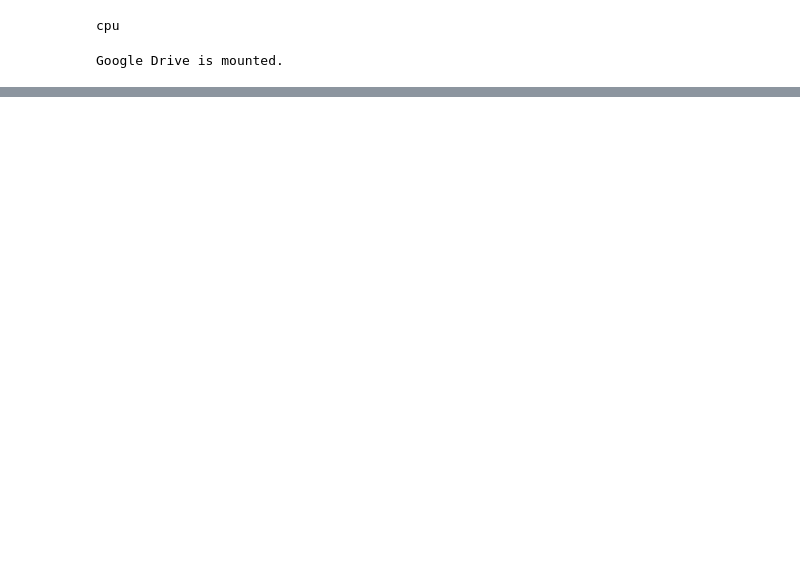
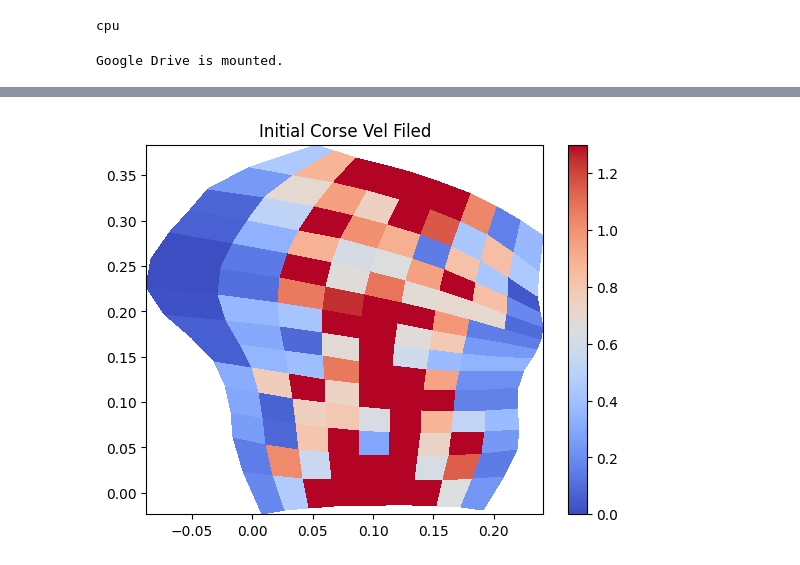
Before and after one commit to jaredlan1/getting_started_with_ML, a Jupyter notebook: HW8.ipynb, the cells around one changed output, grey strips where cells are left out. Cells and saved outputs as stored; diff of their text form; code cells hidden in the pictures; blank space fills up the shorter version.

```diff
--- a/HW8.ipynb
+++ b/HW8.ipynb
@@ -50,0 +49,9 @@ FileNotFoundError: [Errno 2] No such file or directory: '/content/drive/MyDrive/
+# %%
+plt.figure()
+plt.pcolormesh(lfx, lfy, np.sqrt(lfu**2 + lfv**2),
+               cmap=cm.coolwarm, vmin=0, vmax=1.3)
+plt.colorbar()
+plt.title("Initial Corse Vel Filed")
+plt.show()
+# %% [output]
+[figure, added]
```
Also changed, not shown: parts of 9 cells of this notebook.
